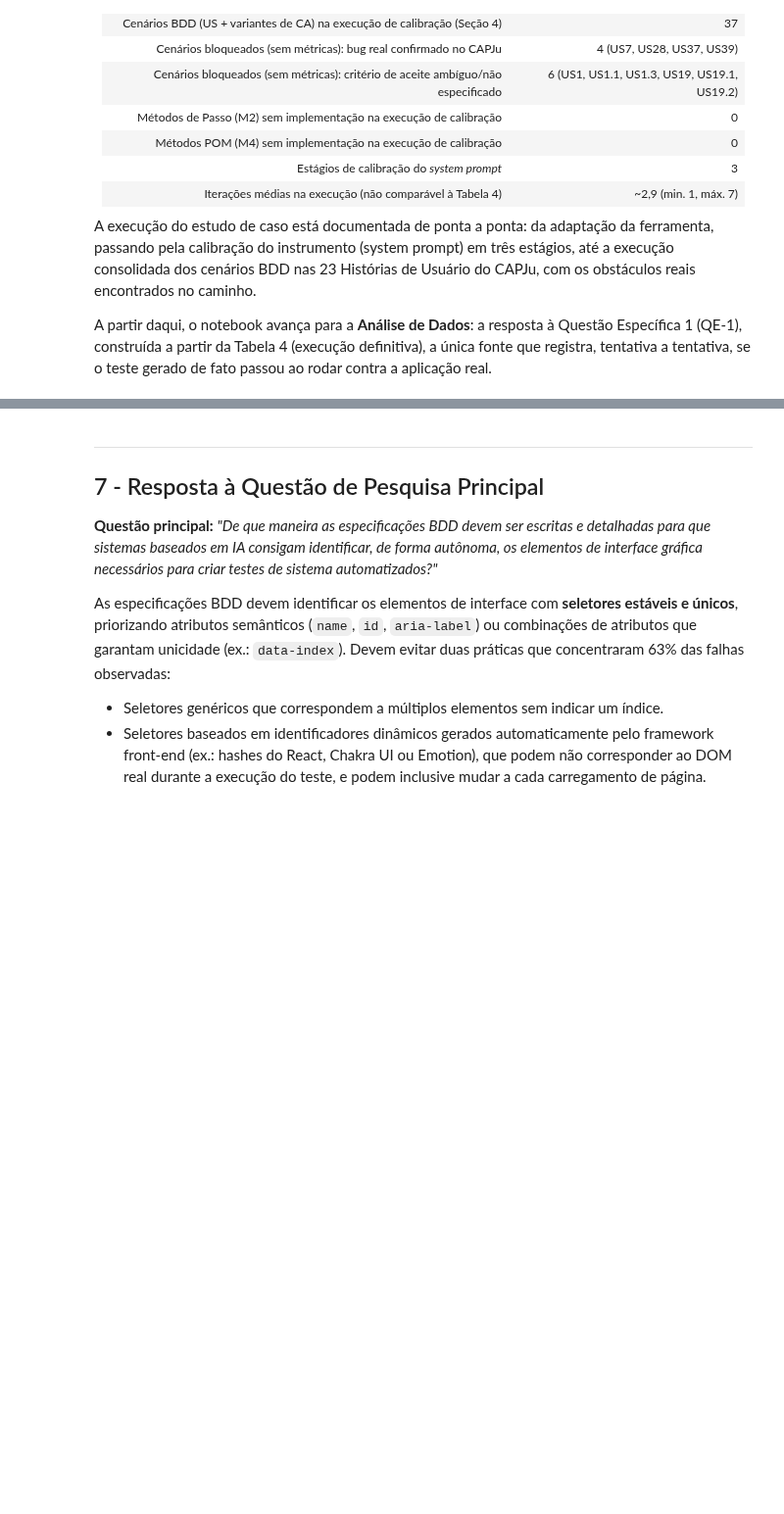
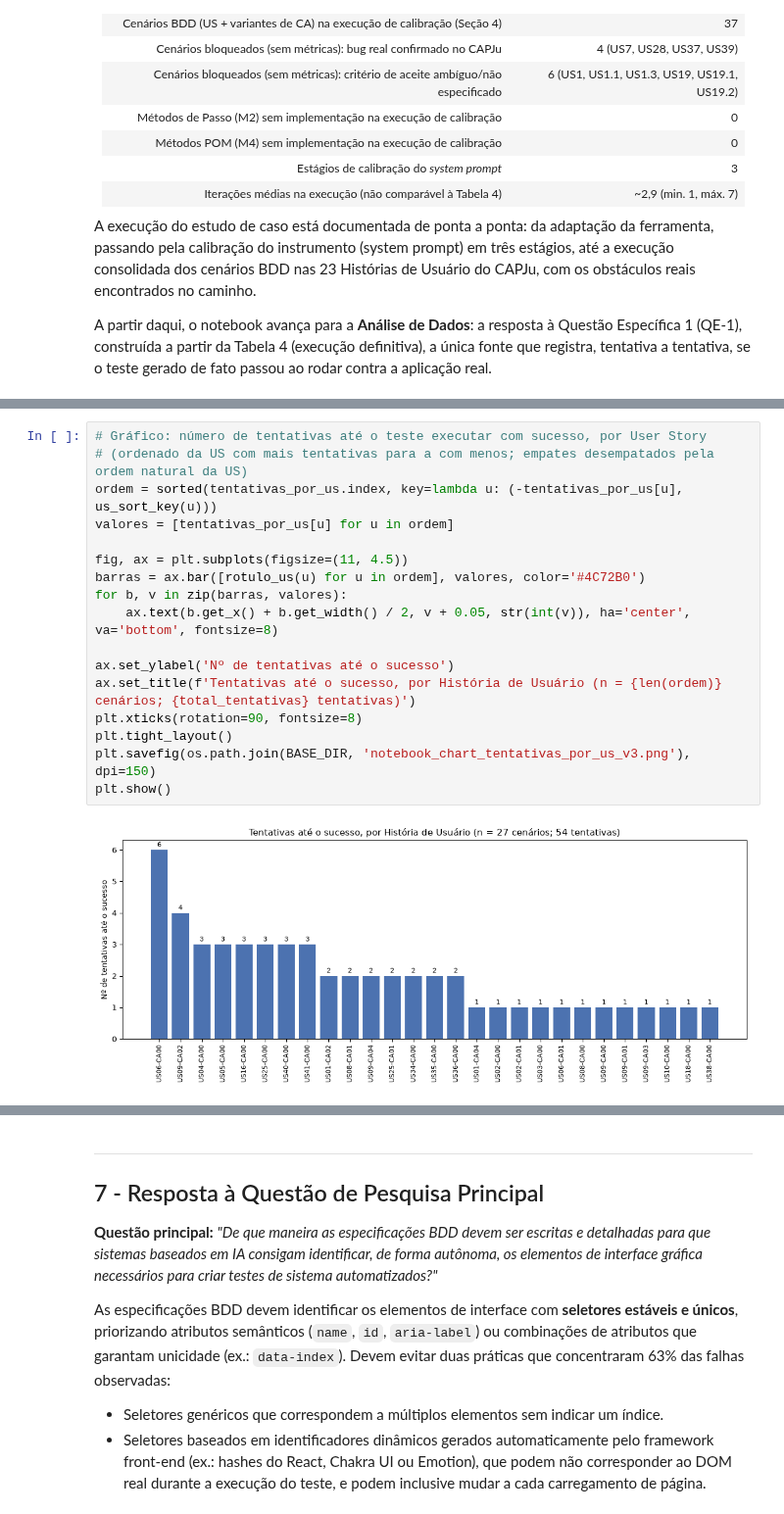
Before and after one commit to gustavofbs/Gustavo-e-Leandro_TCC, a Jupyter notebook: Notebook/01_Execucao_do_Estudo_de_Caso.ipynb, the cells around one changed output, grey strips where cells are left out. Shown at 98% size. Saved outputs shown, nothing was run; the diff lists cells and outputs as text; blank space fills up the shorter version.

```diff
--- a/Notebook/01_Execucao_do_Estudo_de_Caso.ipynb
+++ b/Notebook/01_Execucao_do_Estudo_de_Caso.ipynb
@@ -891,0 +892,19 @@ Esse indicador confirma numericamente a afirmação feita anteriormente: **63,0%
+# %%
+# Gráfico: número de tentativas até o teste executar com sucesso, por User Story
+# (ordenado da US com mais tentativas para a com menos; empates desempatados pela ordem natural da US)
+ordem = sorted(tentativas_por_us.index, key=lambda u: (-tentativas_por_us[u], us_sort_key(u)))
+valores = [tentativas_por_us[u] for u in ordem]
+
+fig, ax = plt.subplots(figsize=(11, 4.5))
+barras = ax.bar([rotulo_us(u) for u in ordem], valores, color='#4C72B0')
+for b, v in zip(barras, valores):
+    ax.text(b.get_x() + b.get_width() / 2, v + 0.05, str(int(v)), ha='center', va='bottom', fontsize=8)
+
+ax.set_ylabel('Nº de tentativas até o sucesso')
+ax.set_title(f'Tentativas até o sucesso, por História de Usuário (n = {len(ordem)} cenários; {total_tentativas} tentativas)')
+plt.xticks(rotation=90, fontsize=8)
+plt.tight_layout()
+plt.savefig(os.path.join(BASE_DIR, 'notebook_chart_tentativas_por_us_v3.png'), dpi=150)
+plt.show()
+# %% [output]
+[figure, added]
```
Also changed, not shown: parts of 44 cells of this notebook.
